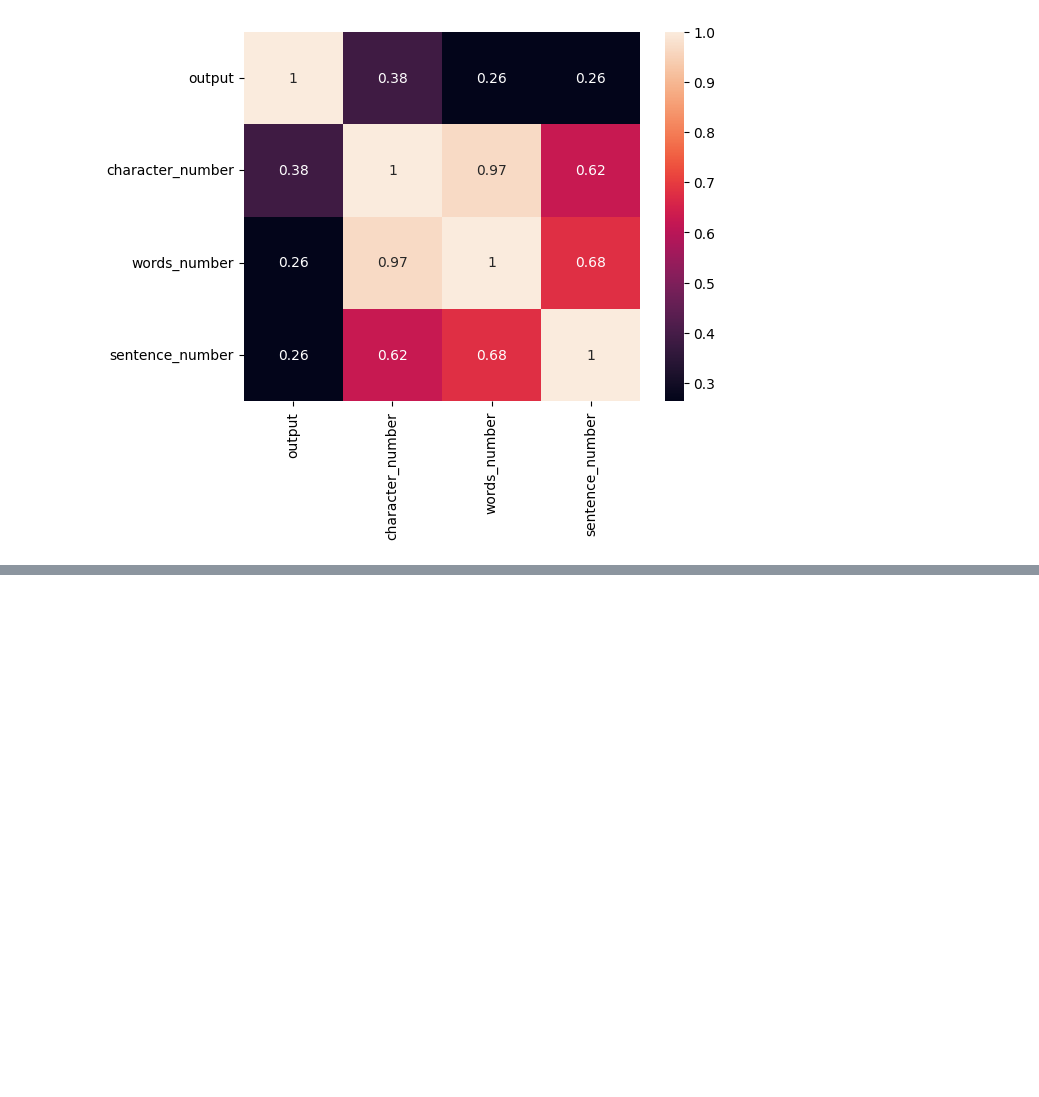
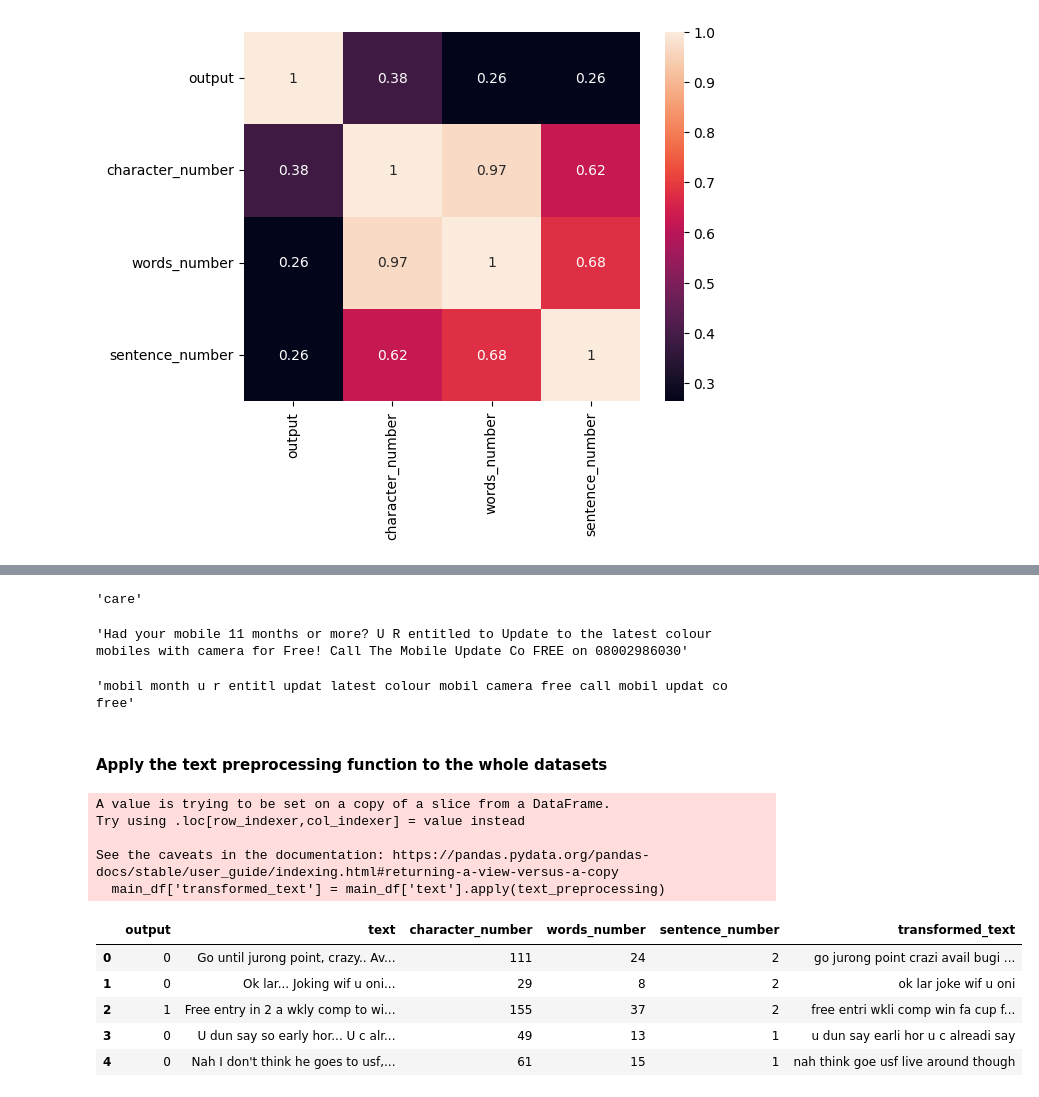
Before and after one commit to lalchhabi/Email_SMS_Spam_Detection, a Jupyter notebook: email_sms_classifier.ipynb, the cells around one changed output, grey strips where cells are left out. Saved outputs shown, nothing was run; the diff lists cells and outputs as text; code cells hidden in the pictures; blank space fills up the shorter version.

Commit message:
perform text preprocessing to the whole datasets

```diff
--- a/email_sms_classifier.ipynb
+++ b/email_sms_classifier.ipynb
@@ -284,0 +293,75 @@ sns.heatmap(only_numeric_data.corr(),annot= True)
+# %%
+from nltk.corpus import stopwords
+import string
+
+def text_preprocessing(text:str)->str:
+    """
+    Proprocessing the text for NLP model
+    Args:
+        text: Input raw text
+    Outputs:
+        text: Preprocessed text
+    """
+    text = text.lower() #### Lowercase the text
+    text = nltk.word_tokenize(text) #### Tokenize the text
+    converted  = []
+    for i in text:
+        if i.isalpha():
+            converted.append(i) ##### Remove special characters
+
+    ### Now remove the stopwords and punctuations
+    new_text = converted[:] ### clone or copy the list
+    converted.clear()
+
+    for i in new_text:
+        if i not in stopwords.words("english") and i not in string.punctuation:
+            converted.append(i)
+
+    latest_text = converted[:]
+    converted.clear()
+    for i in latest_text:
+        converted.append(ps.stem(i))
+
+    return " ".join(converted)
+# %%
+### Get the stopwords
+from nltk.corpus import stopwords
+import string
+# stopwords.words("english")
+
+### Get the punctuations
+string.punctuation
+
+#### Stemming the words
+from nltk.stem.porter import PorterStemmer
+ps = PorterStemmer()
+ps.stem("Caring")
+# %% [output]
+'care'
+# %%
+main_df['text'][9]
+# %% [output]
+'Had your mobile 11 months or more? U R entitled to Update to the latest colour mobiles with camera for Free! Call The Mobile Update Co FREE on 08002986030'
+# %%
+text_preprocessing(main_df['text'][9])
+# %% [output]
+'mobil month u r entitl updat latest colour mobil camera free call mobil updat co free'
+# %% [markdown]
+#### Apply the text preprocessing function to the whole datasets
+# %%
+main_df['transformed_text'] = main_df['text'].apply(text_preprocessing)
+# %% [output]
+A value is trying to be set on a copy of a slice from a DataFrame.
+Try using .loc[row_indexer,col_indexer] = value instead
+
+See the caveats in the documentation: https://pandas.pydata.org/pandas-docs/stable/user_guide/indexing.html#returning-a-view-versus-a-copy
+  main_df['transformed_text'] = main_df['text'].apply(text_preprocessing)
+# %%
+main_df.head()
+# %% [output]
+|  | output | text | character_number | words_number | sentence_number | transformed_text |
+| 0 | 0 | Go until jurong point, crazy.. Av... | 111 | 24 | 2 | go jurong point crazi avail bugi ... |
+| 1 | 0 | Ok lar... Joking wif u oni... | 29 | 8 | 2 | ok lar joke wif u oni |
+| 2 | 1 | Free entry in 2 a wkly comp to wi... | 155 | 37 | 2 | free entri wkli comp win fa cup f... |
+| 3 | 0 | U dun say so early hor... U c alr... | 49 | 13 | 1 | u dun say earli hor u c alreadi say |
+| 4 | 0 | Nah I don't think he goes to usf,... | 61 | 15 | 1 | nah think goe usf live around though |
```
Also changed, not shown: parts of 2 cells of this notebook.
